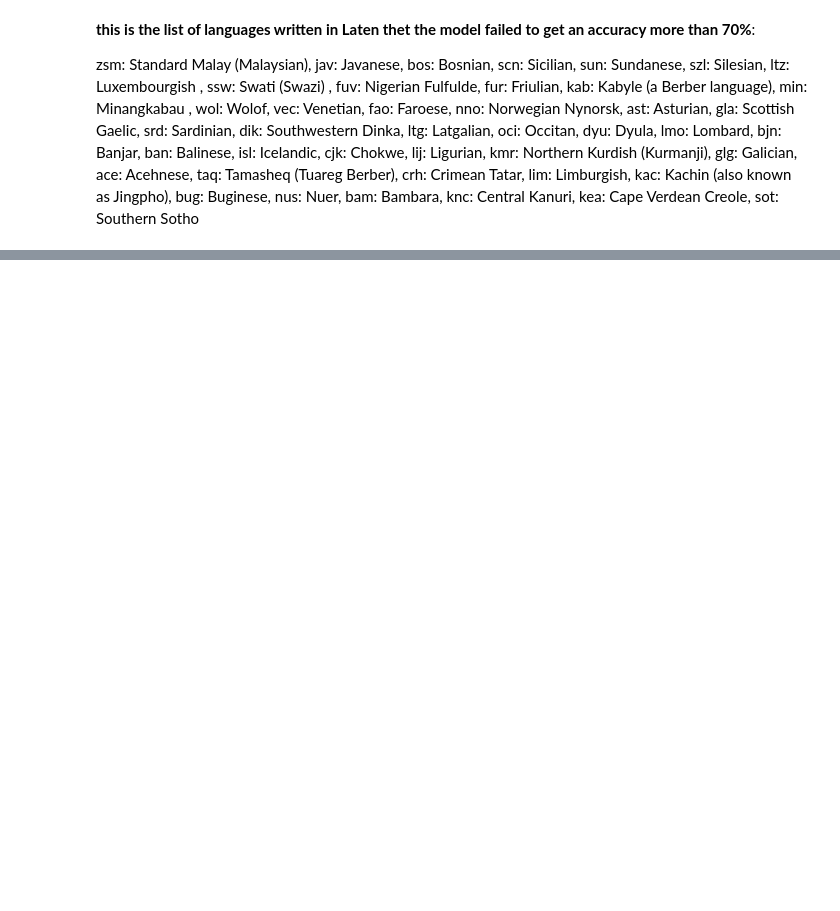
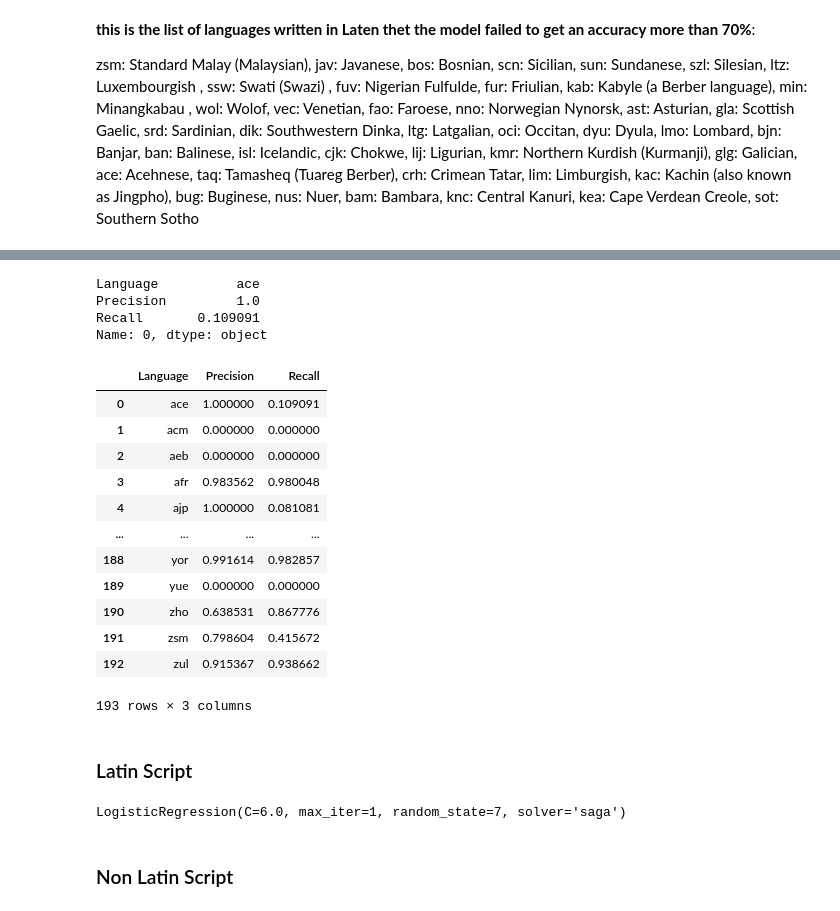
Before and after one commit to aspirant2018/NLP-Projects, a Jupyter notebook: Language Identification/language-identification.ipynb, the cells around one changed output, grey strips where cells are left out. Saved outputs shown, nothing was run; the diff lists cells and outputs as text; code cells hidden in the pictures; blank space fills up the shorter version.

Commit message:
finish language identification

```diff
--- a/Language Identification/language-identification.ipynb
+++ b/Language Identification/language-identification.ipynb
@@ -260,0 +267,19 @@ zsm: Standard Malay (Malaysian), jav: Javanese, bos: Bosnian, scn: Sicilian, sun
+# %%
+train_set['length'] = train_set['text'].str.len()
+# %%
+longer_df  = train_set[train_set['length'] > train_set['length'].median().item()]
+shorter_df = train_set[train_set['length'] <= train_set['length'].median().item()]
+
+X_long  = vectorizer.transform(longer_df['text'])
+X_short = vectorizer.transform(shorter_df['text'])
+
+y_long  = longer_df['lang'].to_list()
+y_short = shorter_df['lang'].to_list()
+
+y_long_pred  = lr_clf.predict(X_long)
+y_short_pred = lr_clf.predict(X_short)
+
+print("The Accuracy Scores:")
+
+print(accuracy_score(y_long,y_long_pred))
+print(accuracy_score(y_short,y_short_pred))
@@ -260,0 +307,40 @@ zsm: Standard Malay (Malaysian), jav: Javanese, bos: Bosnian, scn: Sicilian, sun
+# %%
+from sklearn.metrics import precision_score, recall_score
+
+precision_score_ = precision_score(y_long,y_long_pred,average=None,zero_division=False)
+recall_score_    = recall_score(y_long,y_long_pred,average=None,zero_division=False)
+# %%
+classes = longer_df['lang'].unique()
+class_names = sorted(classes)
+
+metrics_df = pd.DataFrame({
+'Language':  class_names,
+'Precision': precision_score_,
+'Recall':    recall_score_
+})
+
+
+# Every time the model predicted a sentence is "ace", it was correct.
+# But the model missed most of the actual "ace" examples.
+metrics_df.iloc[0]
+# %% [output]
+Language          ace
+Precision         1.0
+Recall       0.109091
+Name: 0, dtype: object
+# %%
+metrics_df
+# %% [output]
+|  | Language | Precision | Recall |
+| 0 | ace | 1.000000 | 0.109091 |
+| 1 | acm | 0.000000 | 0.000000 |
+| 2 | aeb | 0.000000 | 0.000000 |
+| 3 | afr | 0.983562 | 0.980048 |
+| 4 | ajp | 1.000000 | 0.081081 |
+| ... | ... | ... | ... |
+| 188 | yor | 0.991614 | 0.982857 |
+| 189 | yue | 0.000000 | 0.000000 |
+| 190 | zho | 0.638531 | 0.867776 |
+| 191 | zsm | 0.798604 | 0.415672 |
+| 192 | zul | 0.915367 | 0.938662 |
+193 rows × 3 columns
@@ -260,0 +350,2 @@ zsm: Standard Malay (Malaysian), jav: Javanese, bos: Bosnian, scn: Sicilian, sun
+# %% [markdown]
+### Latin Script
@@ -260,0 +357,7 @@ zsm: Standard Malay (Malaysian), jav: Javanese, bos: Bosnian, scn: Sicilian, sun
+# %%
+latin_model = LogisticRegression(solver='saga', penalty='l2', C=6.0,max_iter=1, random_state=7)
+latin_model.fit(X_train_latin_tfidf, y_latin_train)
+# %% [output]
+LogisticRegression(C=6.0, max_iter=1, random_state=7, solver='saga')
+# %% [markdown]
+### Non Latin Script
```
Also changed, not shown: parts of 19 cells of this notebook.
